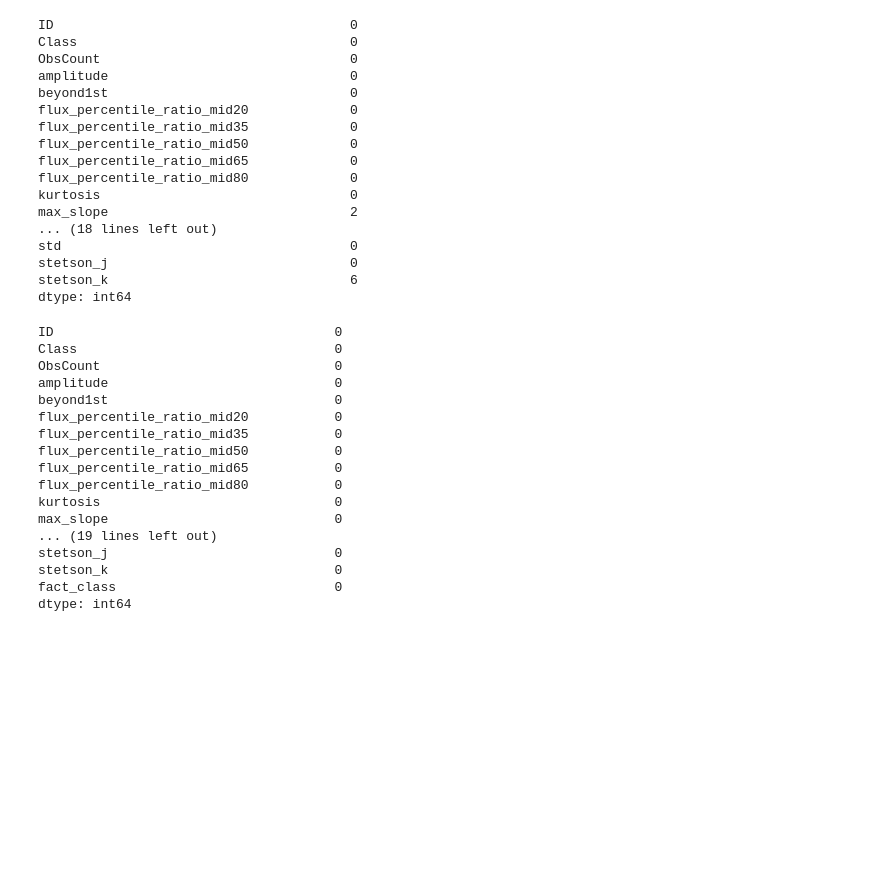
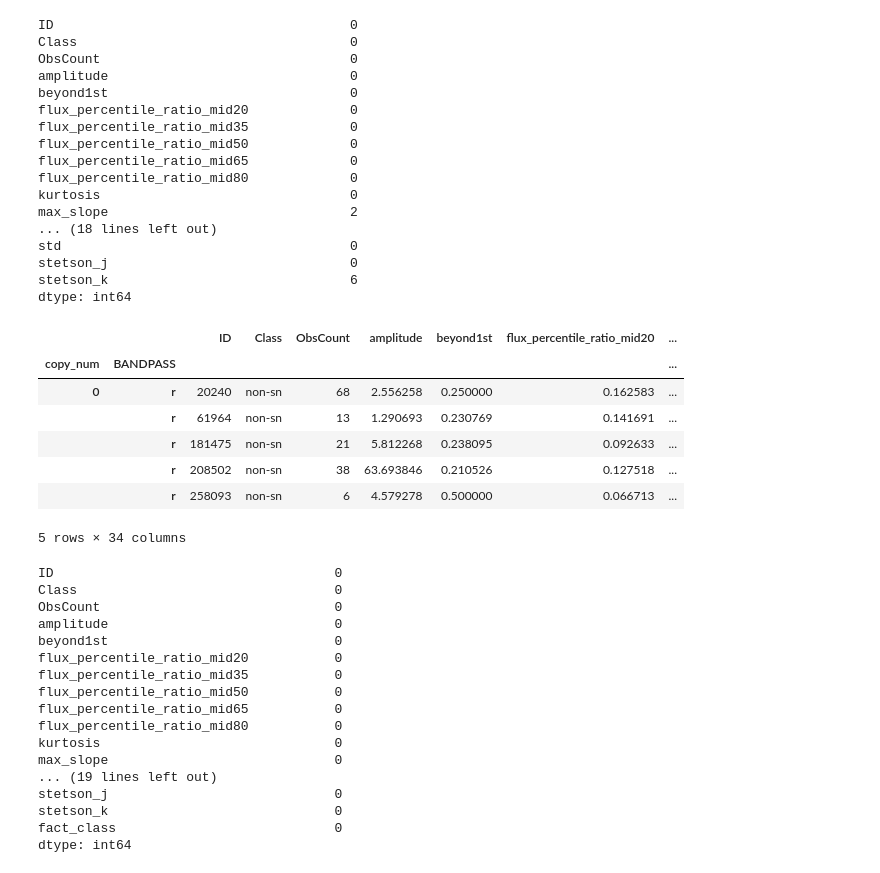
Before and after one commit to mneira10/monInv, a Jupyter notebook: 3.2 Red Classification.ipynb, the cells around one changed output. Cells and saved outputs as stored; diff of their text form; code cells hidden in the pictures; blank space fills up the shorter version.

```diff
--- a/3.2 Red Classification.ipynb
+++ b/3.2 Red Classification.ipynb
@@ -107,5 +108,16 @@ all_df['fact_class'] = pd.factorize(all_df['Class'])[0]
 # %%
 all_df = all_df.fillna(0)
+# %%
+all_df.tail()
+# %% [output]
+|  |  | ID | Class | ObsCount | amplitude | beyond1st | flux_percentile_ratio_mid20 | ... |
+| copy_num | BANDPASS |  |  |  |  |  |  | ... |
+| 0 | r | 20240 | non-sn | 68 | 2.556258 | 0.250000 | 0.162583 | ... |
+|  | r | 61964 | non-sn | 13 | 1.290693 | 0.230769 | 0.141691 | ... |
+|  | r | 181475 | non-sn | 21 | 5.812268 | 0.238095 | 0.092633 | ... |
+|  | r | 208502 | non-sn | 38 | 63.693846 | 0.210526 | 0.127518 | ... |
+|  | r | 258093 | non-sn | 6 | 4.579278 | 0.500000 | 0.066713 | ... |
+5 rows × 34 columns
 # %%
 all_df.isna().sum()
 # %% [output]
```
Also changed, not shown: parts of 7 cells of this notebook.
